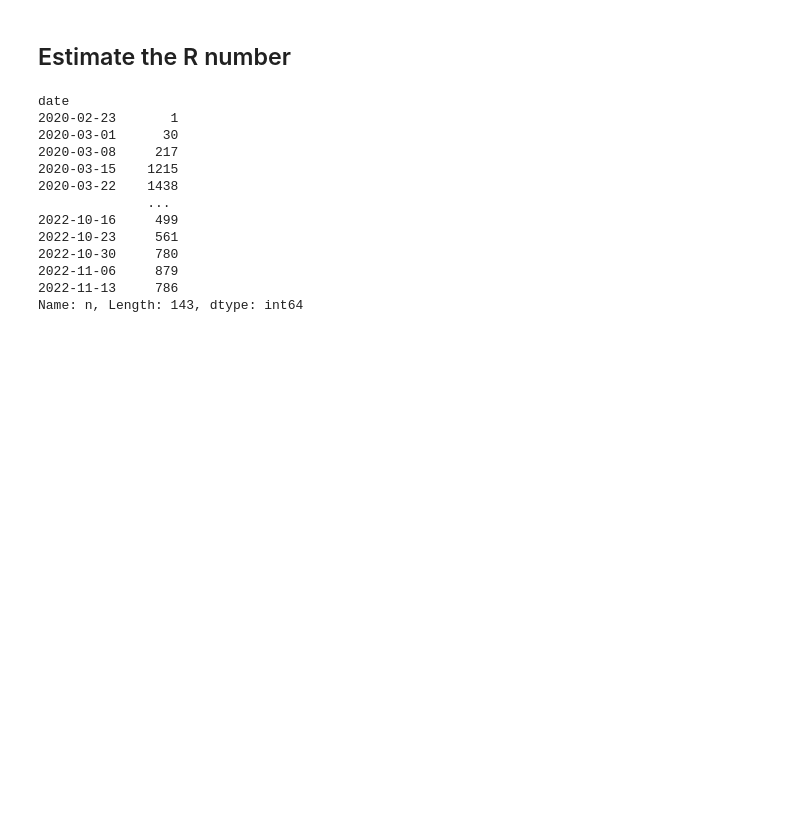
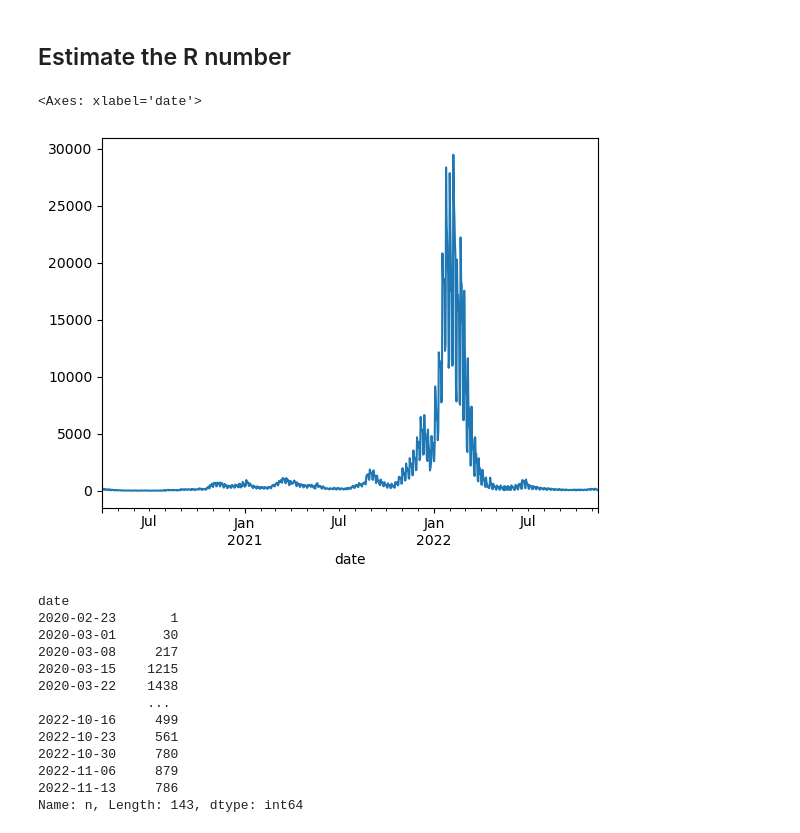
Before and after one commit to galendal/model_prepare, a Jupyter notebook: fhi_data.ipynb, the cells around one changed output. Cells and saved outputs as stored; diff of their text form; code cells hidden in the pictures; blank space fills up the shorter version.

```diff
--- a/fhi_data.ipynb
+++ b/fhi_data.ipynb
@@ -223,6 +223,12 @@ plt.title('Norge');
 [figure]
 # %% [markdown]
 ## Estimate the R number
+# %%
+npos=lab.set_index('date').n_pos
+npos.plot()
+# %% [output]
+<Axes: xlabel='date'>
+[figure, added]
 # %%
 msis_sexage.groupby('date').sum().n
 # %% [output]
```
Also changed, not shown: parts of 3 cells of this notebook.
